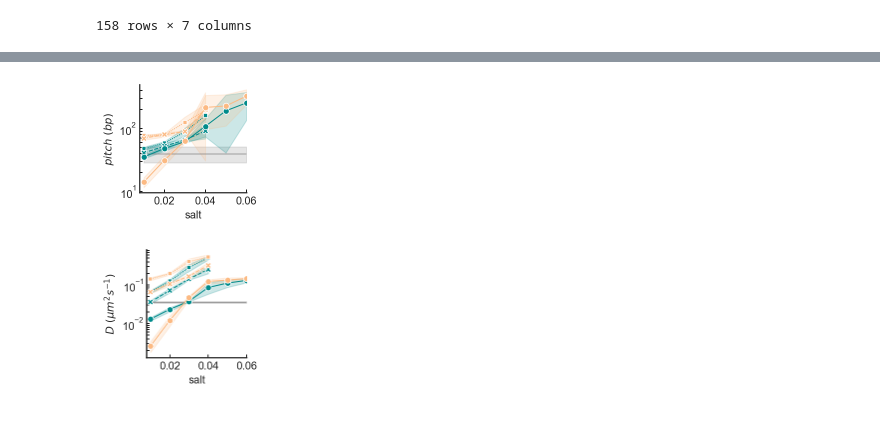
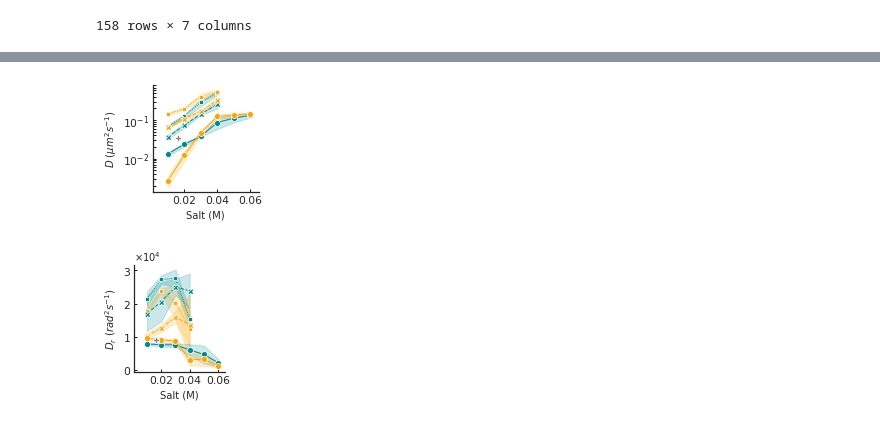
Before and after one commit to mallu2/CG_analysis, a Jupyter notebook: msd_diffusion_coefficient.ipynb, the cells around one changed output, grey strips where cells are left out. Cells and saved outputs as stored; diff of their text form; code cells hidden in the pictures.

Commit message:
Updated for final figures

```diff
--- a/msd_diffusion_coefficient.ipynb
+++ b/msd_diffusion_coefficient.ipynb
@@ -48,8 +52,3 @@ full_dimer='data/full_dimer/'
-# %%
-"""Define the folders with your input data."""
-monomer='/Users/mallu899/Mirror/projects/lacI_CG_master/data/Mono_txt_20/'
-dimer='/Users/mallu899/Mirror/projects/lacI_CG_master/data/dimer_RS_txt/'
-full_dimer='/Users/mallu899/Mirror/projects/lacI_CG_master/data/fullLength_txt/trajectory_classify_diffusion/'
 # %%
 def import_displacement_csv_as_dataframe(file, nframes):
     """
@@ -652,0 +673,2 @@ DF_exp=pd.DataFrame({'$D\ (\mu m^2 s^{-1})$':[x for x in xD]*6,'$D_r\ (rad^2 s^{
+# %%
+figure_f = '/home/malinlu/elflab/Projects/MD_lacI/EXP-20-BV4000_CG_analysis/lacI_CG/data/published_data/Figures'
@@ -652,0 +694,3 @@ DF_exp=pd.DataFrame({'$D\ (\mu m^2 s^{-1})$':[x for x in xD]*6,'$D_r\ (rad^2 s^{
+# %%
+all_pitches_1 = all_pitches.rename(columns={"salt":"Salt (M)"})
+all_pitches_2 = all_pitches_1.drop(columns=["D"])
@@ -652,0 +713,2 @@ DF_exp=pd.DataFrame({'$D\ (\mu m^2 s^{-1})$':[x for x in xD]*6,'$D_r\ (rad^2 s^{
+# %%
+all_pitches_3 = all_pitches_2.append(DF_exp)
@@ -653,13 +777,19 @@ DF_exp=pd.DataFrame({'$D\ (\mu m^2 s^{-1})$':[x for x in xD]*6,'$D_r\ (rad^2 s^{
 # %%
 custom_palette = sns.color_palette(["lightblue","lightpink","dodgerblue","red","cyan","darkorange"])
+fig=plt.subplots(figsize = (2.5,2.2))
+#fig=plt.subplots(figsize = (5,5.0))
+#b=sns.lineplot(x='salt',y='$D\ (\mu m^2 s^{-1})$',data=DF_exp,alpha=0.7,color='grey',markers=True,ci='sd',linewidth=1)
 
-fig=plt.subplots(figsize = (2.5,2.2))
-b=sns.lineplot(x='salt',y='$pitch\ (bp)$',data=DF_exp,alpha=0.7,color='grey',markers=True,ci='sd',linewidth=1)
-g=sns.lineplot(data=all_pitches,x='salt',y='$pitch\ (bp)$',hue='data'\
-              ,linewidth=1,palette=['darkcyan',o2,'darkcyan',o2,'darkcyan',o2],style="model",markers=True,ci='sd',err_style='band',\
+
+g=sns.lineplot(data=all_pitches_3,x='Salt (M)',y='$D\ (\mu m^2 s^{-1})$',hue='data'\
+              ,linewidth=1,palette=['darkcyan',o2,'darkcyan',o2,'darkcyan',o2,"gray"],style="model",markers=True,\
+               ci='sd',err_style='band',\
              hue_order=['monomer $recognition$','monomer $search$',\
                         'dimer $recognition$','dimer $search$',\
-                        'full dimer $recognition$','full dimer $search$'])
+                        'full dimer $recognition$','full dimer $search$', 'experimental'])
+
+#b = sns.pointplot(x='Salt (M)',y='$D\ (\mu m^2 s^{-1})$',data=DF_exp,alpha=1,color='grey',error=('se', 95), scale=0.7,markers='o')
+
 
 plt.legend([],[], frameon=False)
 plt.tick_params(
@@ -672,50 +802,66 @@ plt.tick_params(
     right=False, left=True, labelleft=True,labelsize='medium',
     width = 1,
     length = 3, color='k',direction ='in')
+#plt.title('full dimer')
+
+sns.despine()
 g.set(yscale='log')
-#plt.title('full dimer')
+plt.ylabel('$D\ (\mu m^2 s^{-1})$', fontsize = 10)
+plt.xlabel('Salt (M)', fontsize = 10)
+#plt.ylim(-5,120)
 #plt.xlim(0.008,0.045)
 #plt.xticks((0.01,0.02,0.03,0.04),(0.01,0.02,0.03,0.04))
-plt.xlim(0.008,0.045)
+plt.xlim(0.001,0.065)
+
 plt.xticks((0.02,0.04,0.06),(0.02,0.04,0.06))
-sns.despine()
-#plt.ylim(-5,120)
 plt.tight_layout()
-plt.savefig('/Users/mallu899/Mirror/projects/lacI_CG_master/LacI_CG_Draft/Figures/version10/Figure4/pitch_all',dpi=400,transparent=True)
+plt.savefig(figure_f + '/Fig3/D_translation_all_legend.pdf',dpi=400,transparent=True)
 # %% [output]
-[figure, old version]
+[figure, new version]
 # %%
 custom_palette = sns.color_palette(["lightblue","lightpink","dodgerblue","red","cyan","darkorange"])
+
 fig=plt.subplots(figsize = (2.5,2.2))
-#fig=plt.subplots(figsize = (5,5.0))
-b=sns.lineplot(x='salt',y='$D\ (\mu m^2 s^{-1})$',data=DF_exp,alpha=0.7,color='grey',markers=True,ci='sd',linewidth=1)
-g=sns.lineplot(data=all_pitches,x='salt',y='$D\ (\mu m^2 s^{-1})$',hue='data'\
-              ,linewidth=1,palette=['darkcyan',o2,'darkcyan',o2,'darkcyan',o2],style="model",markers=True,ci='sd',err_style='band',\
+#b=sns.lineplot(x='salt',y='$D_r\ (rad^2 s^{-1})$',data=DF_exp,alpha=0.7,color='grey',markers=True,ci='sd',linewidth=1)
+g=sns.lineplot(data=all_pitches_3,x='Salt (M)',y='$D_r\ (rad^2 s^{-1})$',hue='data'\
+              ,linewidth=1,palette=['darkcyan',o2,'darkcyan',o2,'darkcyan',o2, "gray"],style="model",markers=True,ci='sd',err_style='band',\
              hue_order=['monomer $recognition$','monomer $search$',\
                         'dimer $recognition$','dimer $search$',\
-                        'full dimer $recognition$','full dimer $search$'])
+                        'full dimer $recognition$','full dimer $search$', "experimental"])
+
+#b = sns.pointplot(x='Salt (M)',y='$D_r\ (rad^2 s^{-1})$',data=DF_exp,alpha=1,color='grey',error=('se', 95), scale=0.7,markers='o')
+
+
 plt.legend([],[], frameon=False)
 plt.tick_params(
     axis='both',          # changes apply to the x-axis
     which='both',      # both major and minor ticks are affected
     bottom=True,      # ticks along the bottom edge are off
     top=False,         # ticks along the top edge are off
     labelbottom=True,
     labeltop = False,
     right=False, left=True, labelleft=True,labelsize='medium',
     width = 1,
     length = 3, color='k',direction ='in')
 #plt.title('full dimer')
+plt.tight_layout()
+from matplotlib import ticker
+formatter = ticker.ScalarFormatter(useMathText=True)
+formatter.set_scientific(True)
+formatter.set_powerlimits((-1,1))
+g.yaxis.set_major_formatter(formatter)
 
 sns.despine()
-g.set(yscale='log')
 #plt.ylim(-5,120)
 #plt.xlim(0.008,0.045)
 #plt.xticks((0.01,0.02,0.03,0.04),(0.01,0.02,0.03,0.04))
-plt.xlim(0.008,0.045)
+plt.ylabel('$D_r\ (rad^2 s^{-1})$', fontsize = 10)
+plt.xlabel('Salt (M)', fontsize = 10)
+
+plt.xlim(0.001,0.065)
 plt.xticks((0.02,0.04,0.06),(0.02,0.04,0.06))
-plt.tight_layout()
-plt.savefig('/Users/mallu899/Mirror/projects/lacI_CG_master/LacI_CG_Draft/Figures/version10/Figure4/D_translation_all_legend',dpi=400,transparent=True)
+
+plt.savefig(figure_f + '/Fig3/D_rotation_all.pdf',dpi=400,transparent=True)
 # %% [output]
-[figure, old version]
+[figure, new version]
 # %%
```
Also changed, not shown: parts of 23 cells of this notebook.
